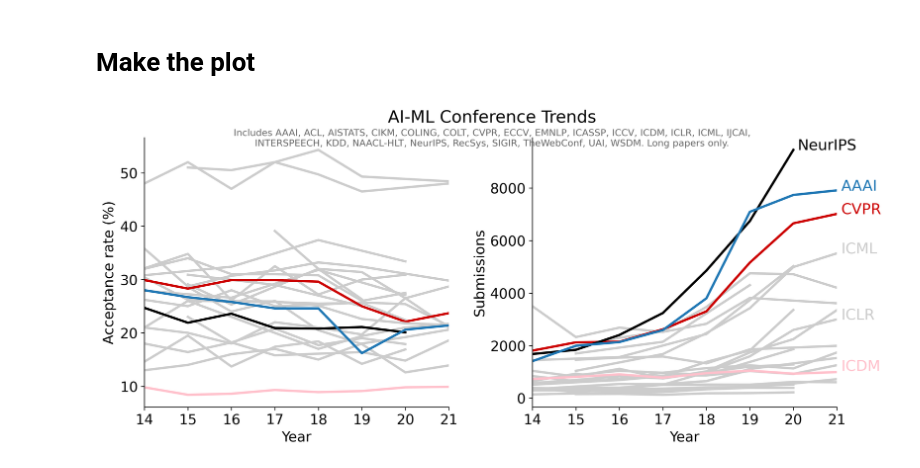
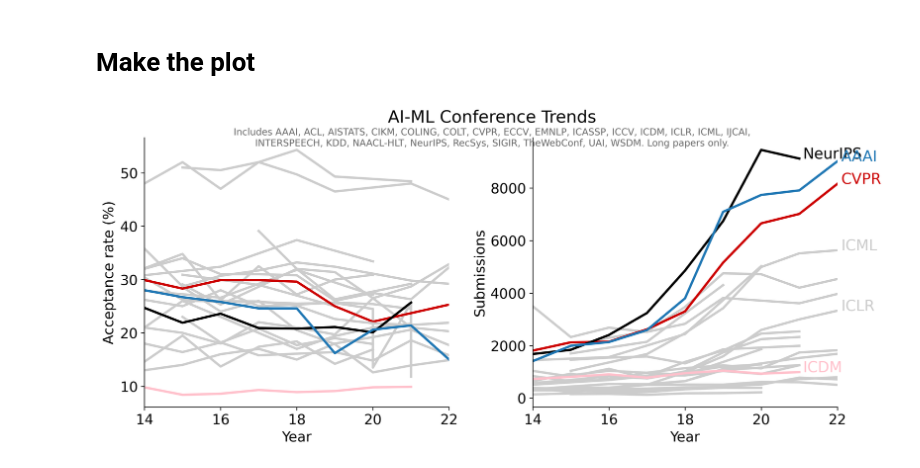
Before and after one commit to lixin4ever/Conference-Acceptance-Rate, a Jupyter notebook: plot_rates_submissions.ipynb, the cells around one changed output. Cells and saved outputs as stored; diff of their text form; code cells hidden in the pictures.

Commit message:
update plots

```diff
--- a/plot_rates_submissions.ipynb
+++ b/plot_rates_submissions.ipynb
@@ -18,7 +18,10 @@ tabs = pd.read_html('https://github.com/lixin4ever/Conference-Acceptance-Rate/bl
 dfs = []
 for t0 in tabs:
     t0['confname'] = t0['Conference'].str.split("'").str[0]
-    t0['year'] = t0['Conference'].str.split("'").str[1].astype(int)
+    t0['year'] = (
+        t0['Conference'].str.split("'").str[1]
+        .str.split(" ").str[0].astype(int)
+    )
     t0['acc_rate'] = t0['Long Paper'].str.split("%").str[0]
     t0['acc_rate'] = (
         t0['acc_rate']
@@ -39,7 +42,7 @@ for t0 in tabs:
 df = pd.concat(dfs)
 
 df = df.dropna() # drop rows with missing vals
-df = df[df['year'] <= 21] # drop year too high
+df = df[df['year'] <= 22] # drop year too high
 df = df[df['year'] >= 14] # drop year too low
 # %% [markdown]
 # Make the plot
@@ -75,34 +78,36 @@ def confname_is_special(confname):
 # acc rate plot
 plt.subplot(1, 2, 1)
 for confname in df.confname.unique():
     conf = df[df.confname == confname]
     plt.plot(conf.year, conf.acc_rate, label=confname,
              color=get_color(confname), lw=2.5, zorder=int(confname_is_special(confname)))
-plt.xlim((14, 21))
+plt.xlim((14, 22))
 plt.xlabel('Year')
 plt.ylabel('Acceptance rate (%)')
 
 # submissions plot
 plt.subplot(1, 2, 2)
 for confname in df.confname.unique():
     conf = df[df.confname == confname]
     plt.plot(conf.year, conf.submissions, label=confname, color=get_color(confname), lw=2.5,
              zorder=int(confname_is_special(confname)))
     if confname_is_special(confname):
-        plt.text(conf.year.max() + 0.1, conf.submissions.max(), confname,
+        x = conf.year.max() + 0.1
+#         x = 22 + 0.1
+        plt.text(x, conf.submissions.values[-1], confname,
                  color=get_color(confname), fontsize=16)
-plt.xlim((14, 21))
+plt.xlim((14, 22))
 plt.xlabel('Year')
 plt.ylabel('Submissions')
 
 # add titles
 plt.subplots_adjust(bottom=0.1, top=0.38)
 plt.figtext(.5, 1,'AI-ML Conference Trends', fontsize=18, ha='center')
 # ', '.join(sorted(df.confname.unique()))
 plt.figtext(.5,.93,'Includes ' + 'AAAI, ACL, AISTATS, CIKM, COLING, COLT, CVPR, ECCV, EMNLP, ICASSP, ICCV, \
 ICDM, ICLR, ICML, IJCAI,\nINTERSPEECH, KDD, NAACL-HLT, NeurIPS, RecSys, SIGIR, TheWebConf, UAI, WSDM. Long papers only.',
             fontsize=10,ha='center', color='#666666')
 plt.savefig('conference_trends.png', dpi=300)
 plt.show()
 # %% [output]
-[figure, old version]
+[figure, new version]
```
Also changed, not shown: 1 other file.
